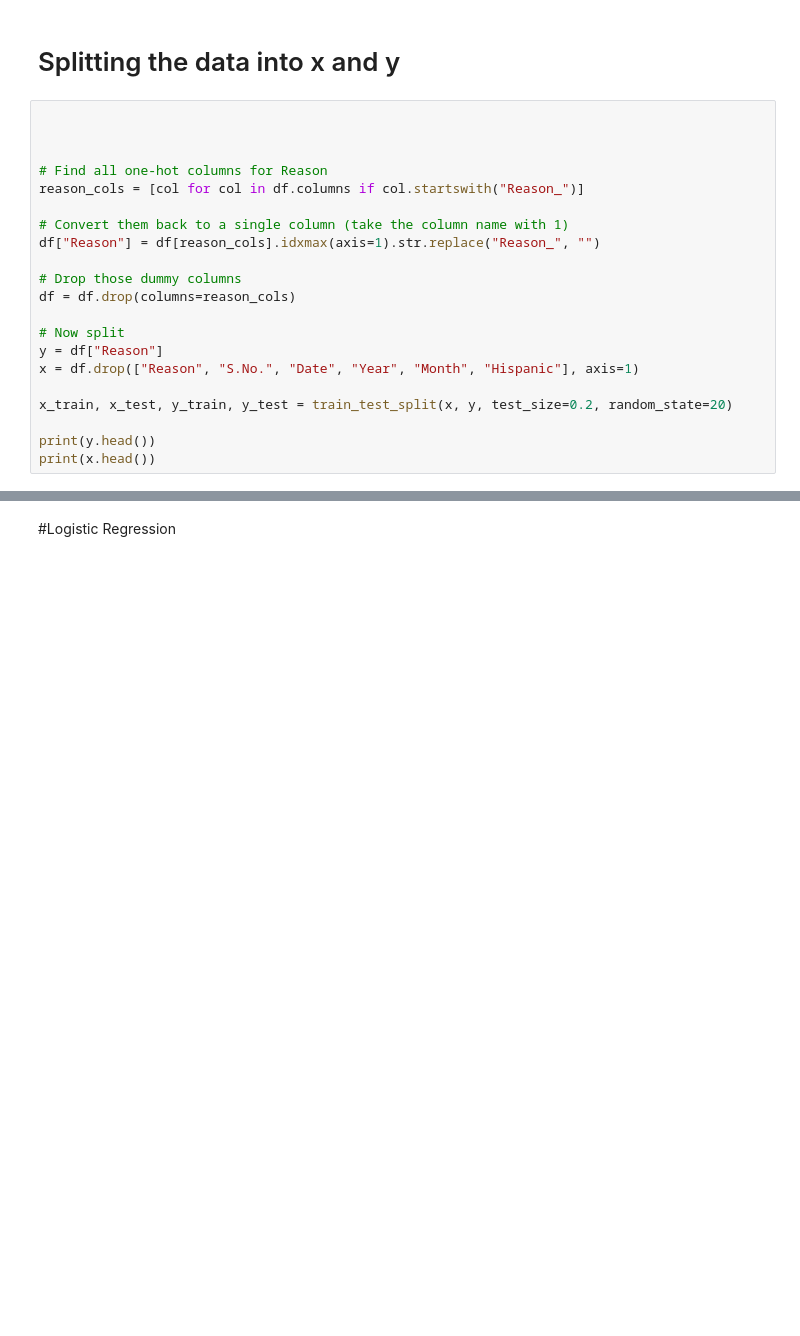
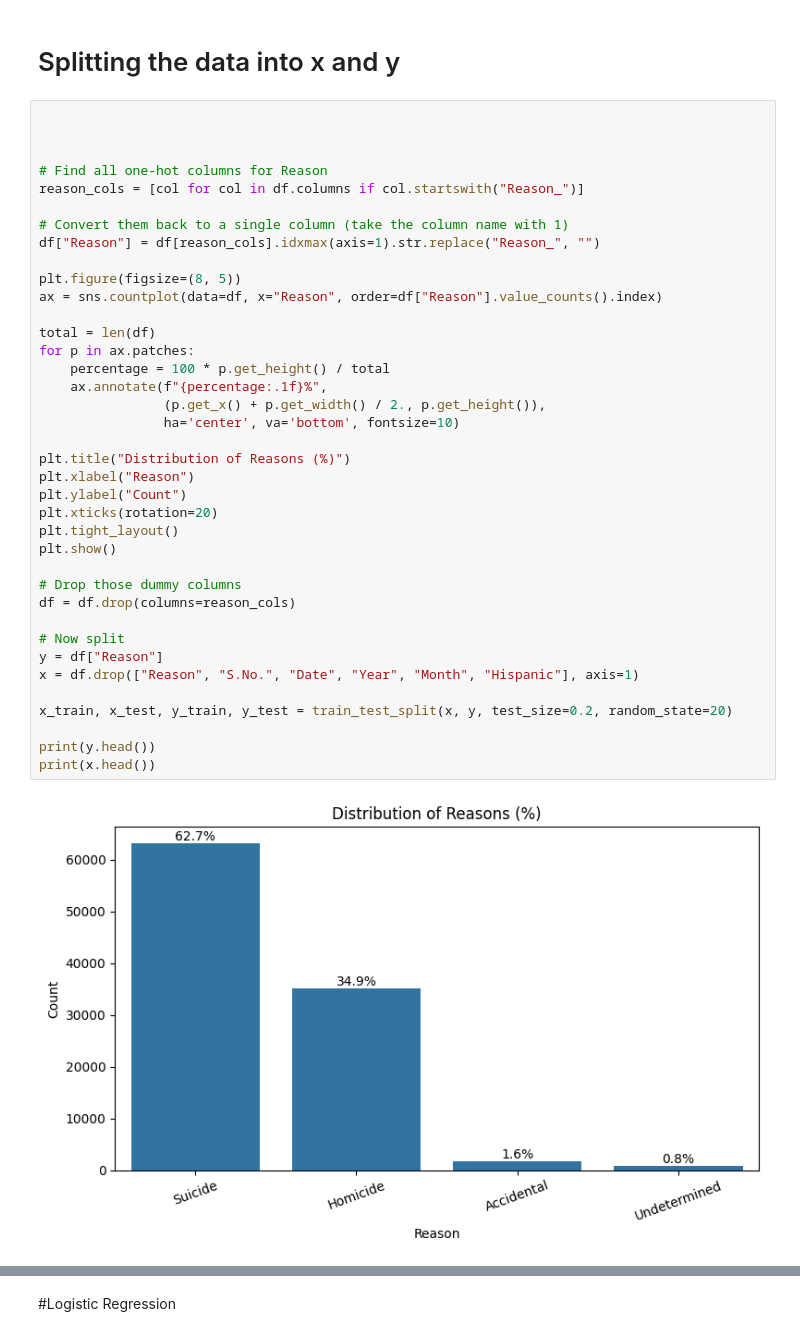
Before and after one commit to beckhamtoh/CS3244-Gun-Violence, a Jupyter notebook: notebooks/Classifying_reasons_for_gun_incidents(baseline_models).ipynb, the cells around one changed output, grey strips where cells are left out. Drawn from its saved outputs; the diff is of its cells as text; blank space fills up the shorter version.

```diff
--- a/notebooks/Classifying_reasons_for_gun_incidents(baseline_models).ipynb
+++ b/notebooks/Classifying_reasons_for_gun_incidents(baseline_models).ipynb
@@ -72,25 +72,43 @@ Loaded: guns_encoded.csv
 # %%
 
 
 
 # Find all one-hot columns for Reason
 reason_cols = [col for col in df.columns if col.startswith("Reason_")]
 
 # Convert them back to a single column (take the column name with 1)
 df["Reason"] = df[reason_cols].idxmax(axis=1).str.replace("Reason_", "")
+
+plt.figure(figsize=(8, 5))
+ax = sns.countplot(data=df, x="Reason", order=df["Reason"].value_counts().index)
+
+total = len(df)
+for p in ax.patches:
+    percentage = 100 * p.get_height() / total
+    ax.annotate(f"{percentage:.1f}%",
+                (p.get_x() + p.get_width() / 2., p.get_height()),
+                ha='center', va='bottom', fontsize=10)
+
+plt.title("Distribution of Reasons (%)")
+plt.xlabel("Reason")
+plt.ylabel("Count")
+plt.xticks(rotation=20)
+plt.tight_layout()
+plt.show()
 
 # Drop those dummy columns
 df = df.drop(columns=reason_cols)
 
 # Now split
 y = df["Reason"]
 x = df.drop(["Reason", "S.No.", "Date", "Year", "Month", "Hispanic"], axis=1)
 
 x_train, x_test, y_train, y_test = train_test_split(x, y, test_size=0.2, random_state=20)
 
 print(y.head())
 print(x.head())
 # %% [output]
+[figure, added]
 0    Suicide
 1    Suicide
 2    Suicide
```
Also changed, not shown: parts of 3 cells of this notebook.
